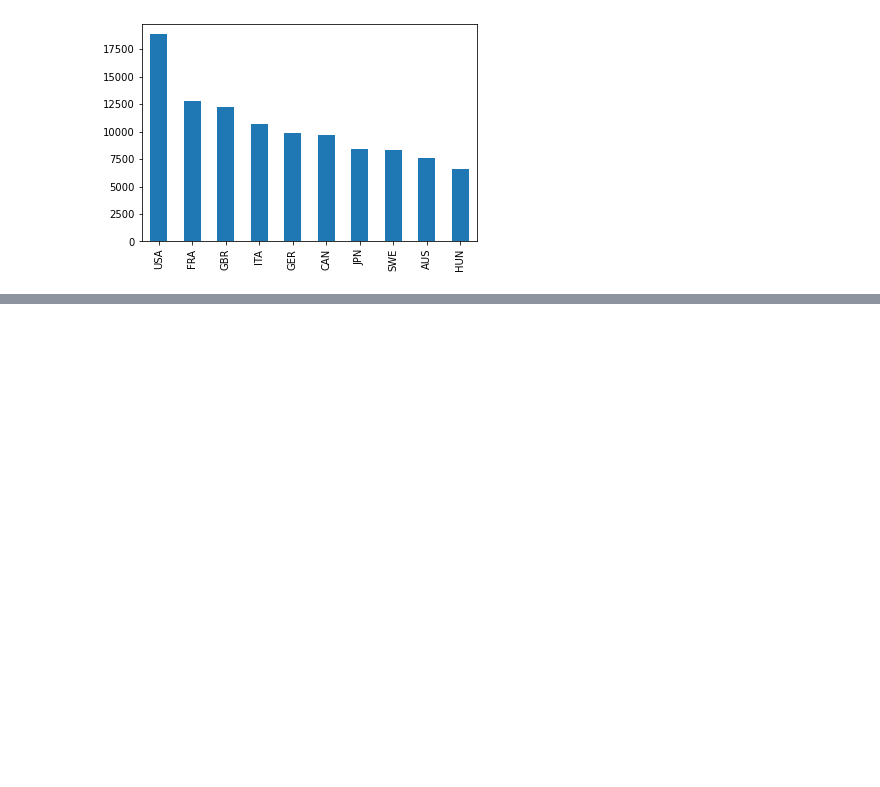
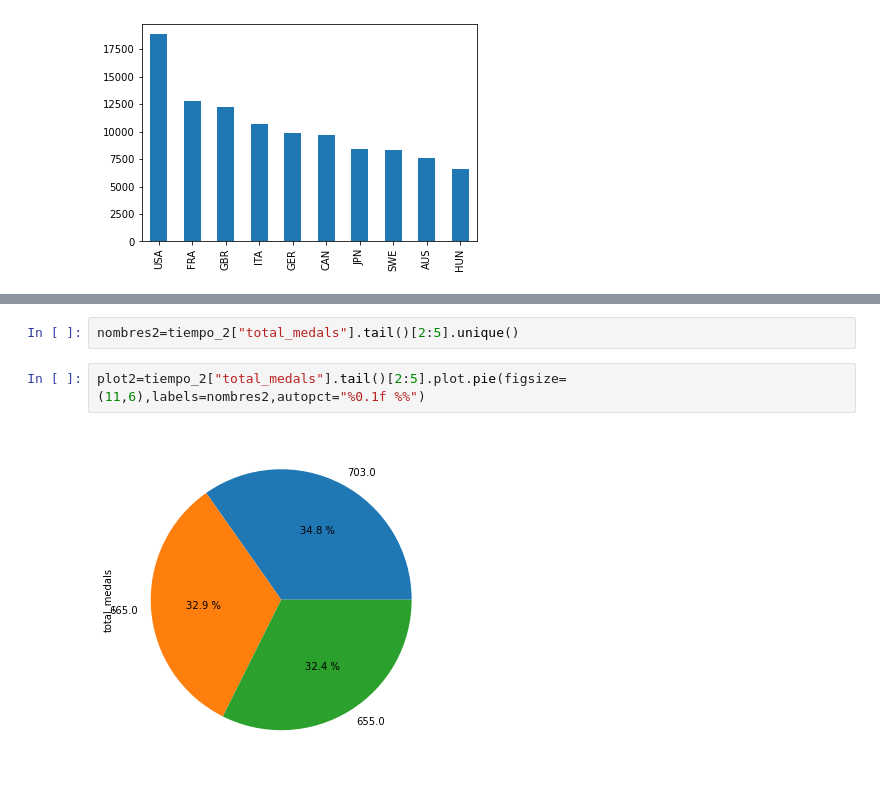
Before and after one commit to raviel21/python_fundamentals, a Jupyter notebook: paises_medallas.ipynb, the cells around one changed output, grey strips where cells are left out. Drawn from its saved outputs; the diff is of its cells as text; blank space fills up the shorter version.

```diff
--- a/paises_medallas.ipynb
+++ b/paises_medallas.ipynb
@@ -47,0 +162,6 @@ paises_x_medallas["NOC"].value_counts().head(10).plot(kind="bar")
+# %%
+nombres2=tiempo_2["total_medals"].tail()[2:5].unique()
+# %%
+plot2=tiempo_2["total_medals"].tail()[2:5].plot.pie(figsize=(11,6),labels=nombres2,autopct="%0.1f %%")
+# %% [output]
+[figure, added]
```
Also changed, not shown: parts of 14 cells of this notebook.
